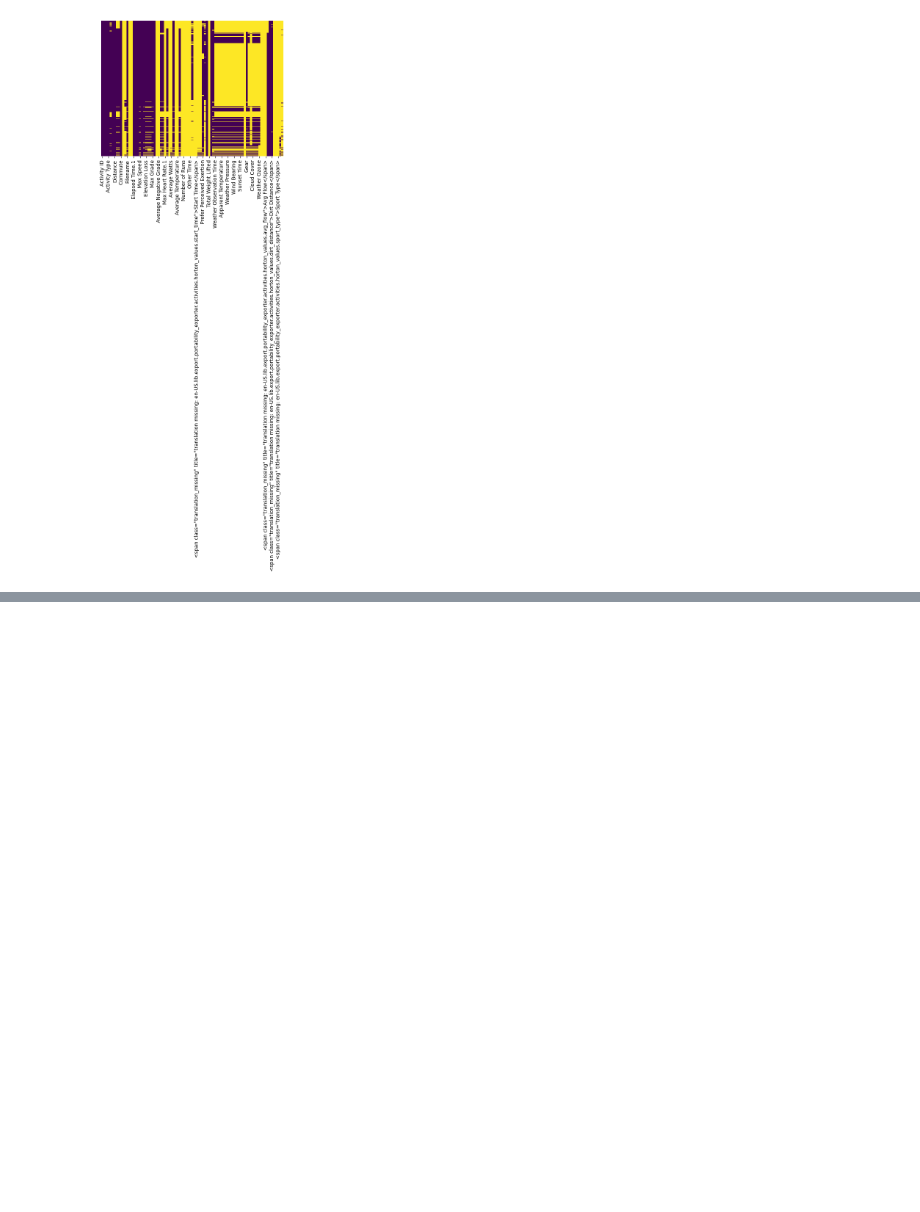
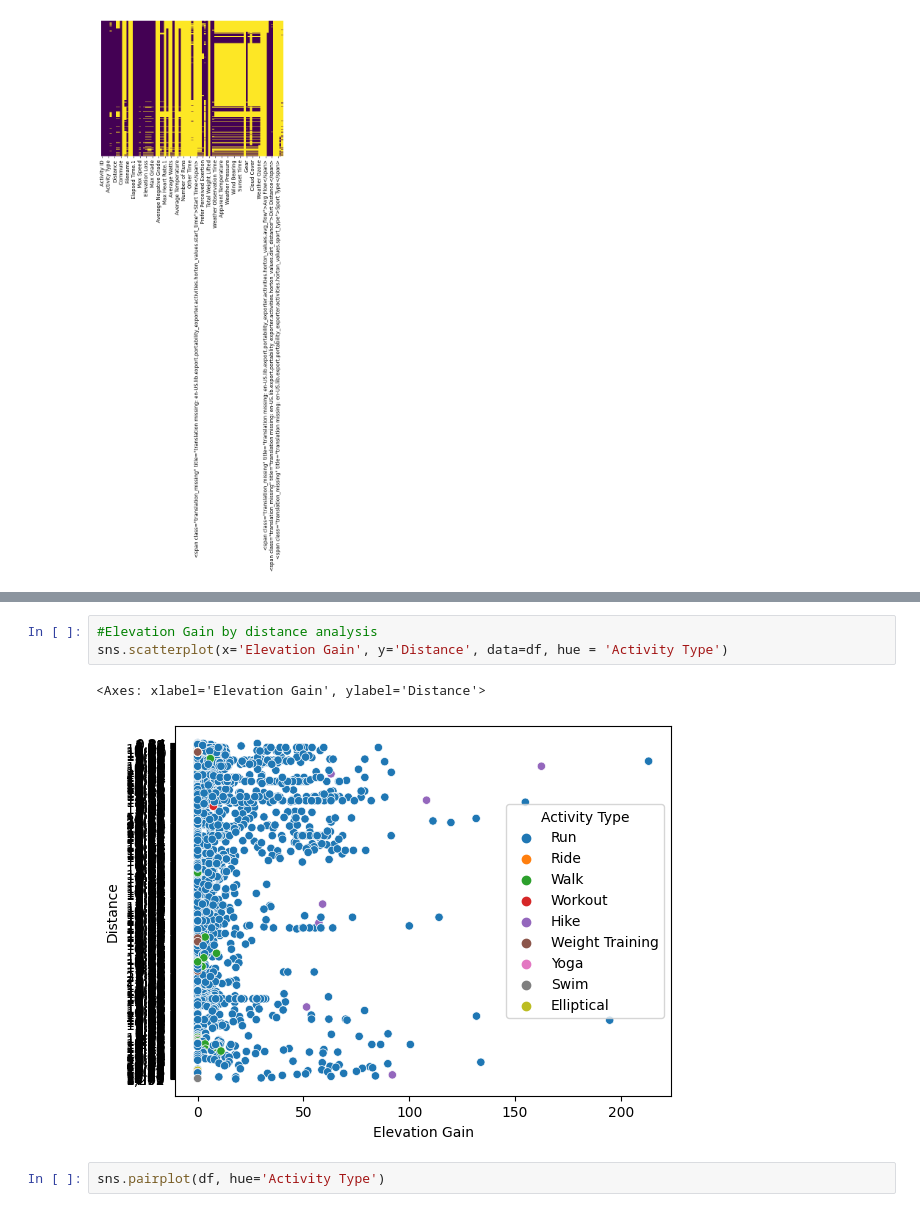
Before and after one commit to yashhooda1/Strava-Activity-Analytics-Project, a Jupyter notebook: Strava_Activity_Analytics_Project.ipynb, the cells around one changed output, grey strips where cells are left out. Cells and saved outputs as stored; diff of their text form; blank space fills up the shorter version.

```diff
--- a/Strava_Activity_Analytics_Project.ipynb
+++ b/Strava_Activity_Analytics_Project.ipynb
@@ -322,0 +352,8 @@ sns.countplot(x='Distance', hue = 'Max Speed', data = df, palette = 'RdBu_r')
+# %%
+#Elevation Gain by distance analysis
+sns.scatterplot(x='Elevation Gain', y='Distance', data=df, hue = 'Activity Type')
+# %% [output]
+<Axes: xlabel='Elevation Gain', ylabel='Distance'>
+[figure, added]
+# %%
+sns.pairplot(df, hue='Activity Type')
```
Also changed, not shown: parts of 9 cells of this notebook.
